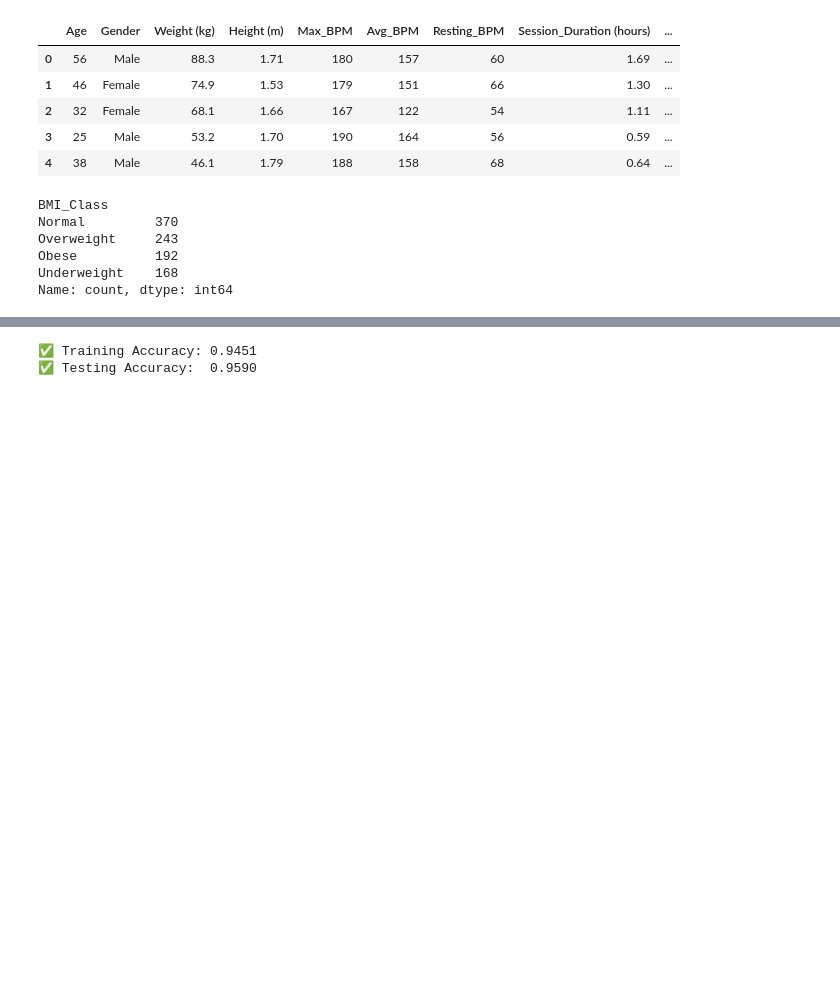
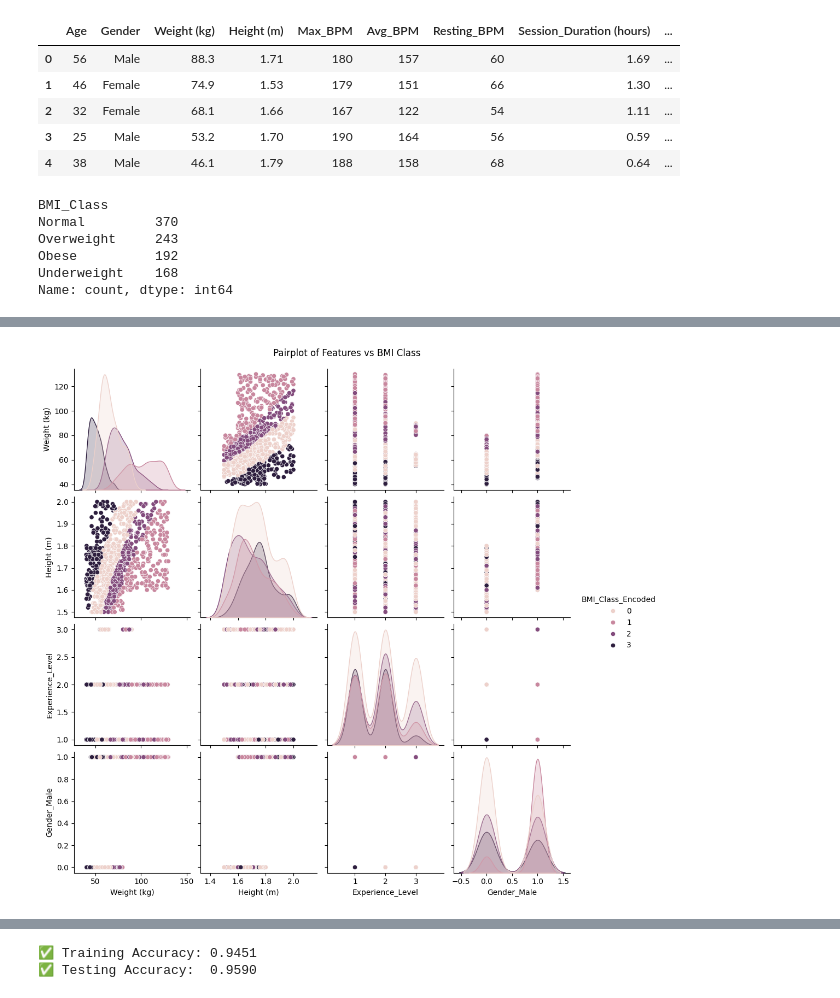
Before and after one commit to yacine0mouhous/ml-project, a Jupyter notebook: notebooks/bmi_classification.ipynb, the cells around one changed output, grey strips where cells are left out. Drawn from its saved outputs; the diff is of its cells as text; code cells hidden in the pictures; blank space fills up the shorter version.

```diff
--- a/notebooks/bmi_classification.ipynb
+++ b/notebooks/bmi_classification.ipynb
@@ -60,0 +97,6 @@ X_scaled = scaler.fit_transform(X)
+# %%
+sns.pairplot(df[selected_features + ['BMI_Class_Encoded']], hue='BMI_Class_Encoded')
+plt.suptitle("Pairplot of Features vs BMI Class", y=1.02)
+plt.show()
+# %% [output]
+[figure, added]
```
Also changed, not shown: parts of 6 cells of this notebook, 5 other files.
